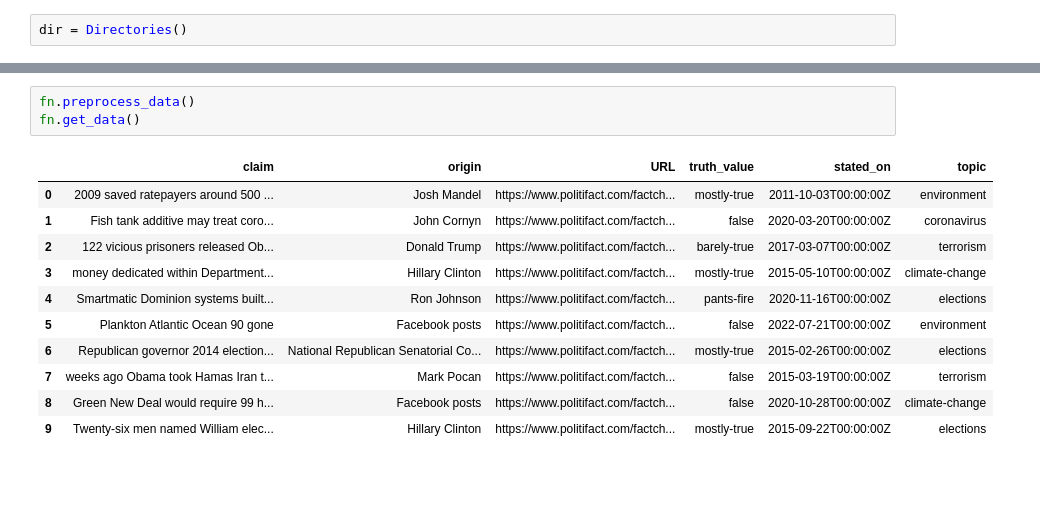
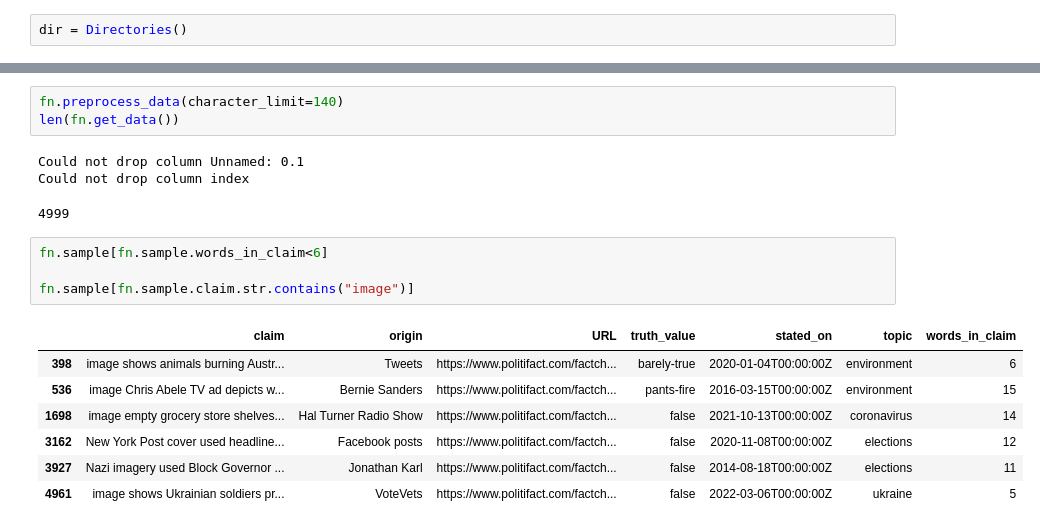
Before and after one commit to lrnz-asnprs/tweet-collector, a Jupyter notebook: scripting.ipynb, the cells around one changed output, grey strips where cells are left out. Saved outputs shown, nothing was run; the diff lists cells and outputs as text; blank space fills up the shorter version.

```diff
--- a/scripting.ipynb
+++ b/scripting.ipynb
@@ -124,15 +159,19 @@ fn = FakeNewsTweetCollector(sample)
 # %%
-fn.preprocess_data()
-fn.get_data()
+fn.preprocess_data(character_limit=140)
+len(fn.get_data())
 # %% [output]
-|  | claim | origin | URL | truth_value | stated_on | topic |
-| 0 | 2009 saved ratepayers around 500 ... | Josh Mandel | https://www.politifact.com/factch... | mostly-true | 2011-10-03T00:00:00Z | environment |
-| 1 | Fish tank additive may treat coro... | John Cornyn | https://www.politifact.com/factch... | false | 2020-03-20T00:00:00Z | coronavirus |
-| 2 | 122 vicious prisoners released Ob... | Donald Trump | https://www.politifact.com/factch... | barely-true | 2017-03-07T00:00:00Z | terrorism |
-| 3 | money dedicated within Department... | Hillary Clinton | https://www.politifact.com/factch... | mostly-true | 2015-05-10T00:00:00Z | climate-change |
-| 4 | Smartmatic Dominion systems built... | Ron Johnson | https://www.politifact.com/factch... | pants-fire | 2020-11-16T00:00:00Z | elections |
-| 5 | Plankton Atlantic Ocean 90 gone | Facebook posts | https://www.politifact.com/factch... | false | 2022-07-21T00:00:00Z | environment |
-| 6 | Republican governor 2014 election... | National Republican Senatorial Co... | https://www.politifact.com/factch... | mostly-true | 2015-02-26T00:00:00Z | elections |
-| 7 | weeks ago Obama took Hamas Iran t... | Mark Pocan | https://www.politifact.com/factch... | false | 2015-03-19T00:00:00Z | terrorism |
-| 8 | Green New Deal would require 99 h... | Facebook posts | https://www.politifact.com/factch... | false | 2020-10-28T00:00:00Z | climate-change |
-| 9 | Twenty-six men named William elec... | Hillary Clinton | https://www.politifact.com/factch... | mostly-true | 2015-09-22T00:00:00Z | elections |
+Could not drop column Unnamed: 0.1
+Could not drop column index
+4999
+# %%
+fn.sample[fn.sample.words_in_claim<6]
+
+fn.sample[fn.sample.claim.str.contains("image")]
+# %% [output]
+|  | claim | origin | URL | truth_value | stated_on | topic | words_in_claim |
+| 398 | image shows animals burning Austr... | Tweets | https://www.politifact.com/factch... | barely-true | 2020-01-04T00:00:00Z | environment | 6 |
+| 536 | image Chris Abele TV ad depicts w... | Bernie Sanders | https://www.politifact.com/factch... | pants-fire | 2016-03-15T00:00:00Z | environment | 15 |
+| 1698 | image empty grocery store shelves... | Hal Turner Radio Show | https://www.politifact.com/factch... | false | 2021-10-13T00:00:00Z | coronavirus | 14 |
+| 3162 | New York Post cover used headline... | Facebook posts | https://www.politifact.com/factch... | false | 2020-11-08T00:00:00Z | elections | 12 |
+| 3927 | Nazi imagery used Block Governor ... | Jonathan Karl | https://www.politifact.com/factch... | false | 2014-08-18T00:00:00Z | elections | 11 |
+| 4961 | image shows Ukrainian soldiers pr... | VoteVets | https://www.politifact.com/factch... | false | 2022-03-06T00:00:00Z | ukraine | 5 |
```
Also changed, not shown: parts of 15 cells of this notebook, 4 other files.
